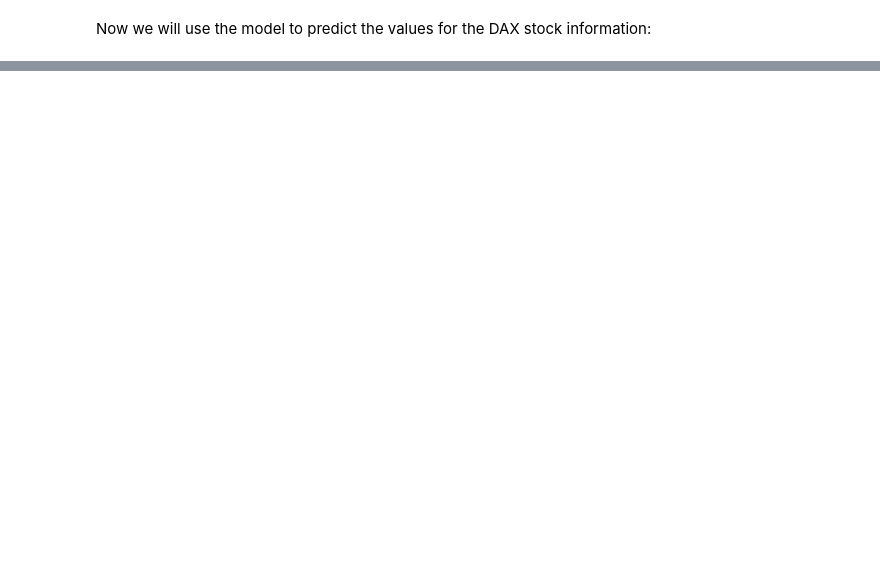
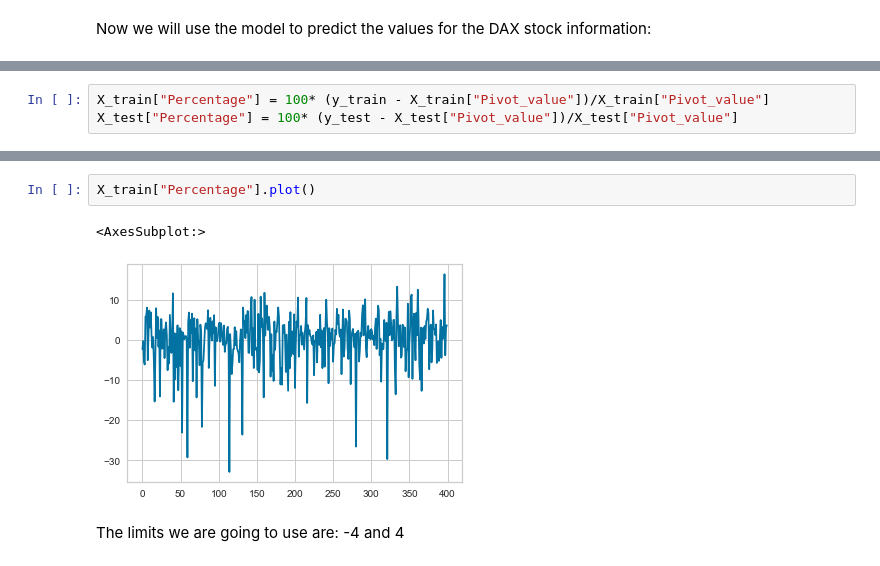
Before and after one commit to CarlosMAD10/ironhack-final-project, a Jupyter notebook: ML_clustering_regression.ipynb, the cells around one changed output, grey strips where cells are left out. Cells and saved outputs as stored; diff of their text form; blank space fills up the shorter version.

```diff
--- a/ML_clustering_regression.ipynb
+++ b/ML_clustering_regression.ipynb
@@ -377,0 +457,3 @@ ValueError: matmul: Input operand 1 has a mismatch in its core dimension 0, with
+# %%
+X_train["Percentage"] = 100* (y_train - X_train["Pivot_value"])/X_train["Pivot_value"]
+X_test["Percentage"] = 100* (y_test - X_test["Pivot_value"])/X_test["Pivot_value"]
@@ -377,0 +472,7 @@ ValueError: matmul: Input operand 1 has a mismatch in its core dimension 0, with
+# %%
+X_train["Percentage"].plot()
+# %% [output]
+<AxesSubplot:>
+[figure, added]
+# %% [markdown]
+The limits we are going to use are: -4 and 4
```
Also changed, not shown: parts of 63 cells of this notebook.
